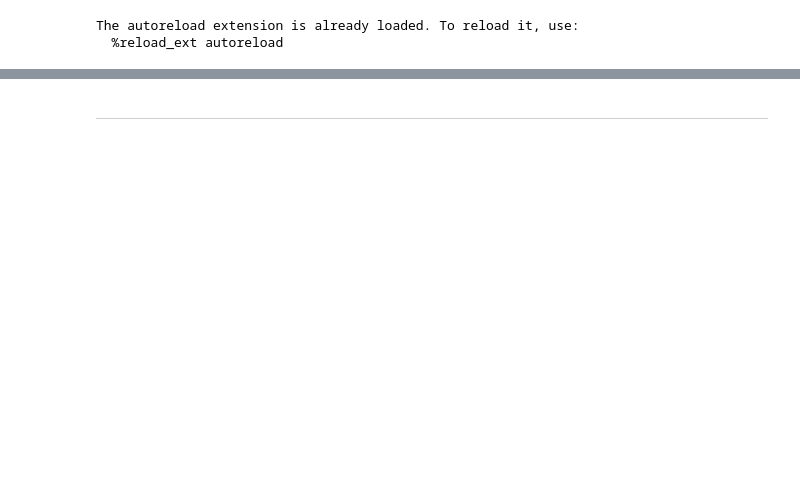
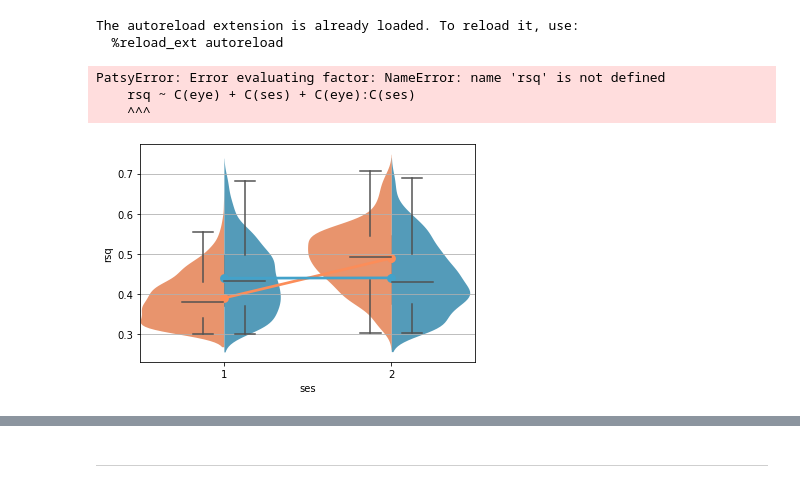
Before and after one commit to mdaghlian/amblyopia_emc, a Jupyter notebook: amb_scripts/r0_reports/r0_everything.ipynb, the cells around one changed output, grey strips where cells are left out. Drawn from its saved outputs; the diff is of its cells as text; code cells hidden in the pictures; blank space fills up the shorter version.

```diff
--- a/amb_scripts/r0_reports/r0_everything.ipynb
+++ b/amb_scripts/r0_reports/r0_everything.ipynb
@@ -21,0 +111,74 @@ The autoreload extension is already loaded. To reload it, use:
+# %%
+
+# Importing libraries
+import statsmodels.api as sm
+from statsmodels.formula.api import ols
+
+def LE_RE_ses_violin(prf_multi, model, param, th=None, do_plot=True,):
+    if th is None:
+        th = {'min-rsq':.1, 'max-ecc':5}
+    # prfx = Prf1T1Mx2(prf_obj1=prfL, prf_obj2=prfR, id1='L', id2='R')
+    vx_mask = prf_multi.return_vx_mask(th)
+    p_dict = {}
+    p_dict[param] = []
+    p_dict['eye'] = []
+    p_dict['ses'] = []
+    # p_dict['model'] = []
+    for eye in ['L', 'R']:
+        for ses in ['1', '2']:
+            # vx_mask = prf_multi.prf_obj[f'{eye}_{ses}_{model}'].return_vx_mask(th)
+            this_p = prf_multi.prf_obj[f'{eye}_{ses}_{model}'].pd_params[param][vx_mask]
+            p_dict[param].append(this_p)
+            p_dict['eye'].append([eye]*len(this_p))
+            p_dict['ses'].append([ses]*len(this_p))
+
+    for key in p_dict.keys():
+        p_dict[key] = np.concatenate(p_dict[key])
+    p_PD = pd.DataFrame(p_dict)
+    if do_plot:
+        sns.violinplot(
+            x="ses", y=param, hue="eye",
+            data=p_PD, palette=[plot_cols["LE"], plot_cols["RE"]],
+            width=1, linewidth=0, split=True, inner=None,)
+        sns.boxplot(x="ses", y=param,
+                    hue="eye", palette=[plot_cols["LE"], plot_cols["RE"]],
+                    data=p_PD, showfliers = False, width=.5)
+        sns.pointplot(
+            x="ses", y=param,
+            hue="eye", palette=[plot_cols["LE"], plot_cols["RE"]],
+            data=p_PD)
+        # # sns.despine(offset=10, trim=True)
+        plt.gca().grid(True, which='both', axis="y")
+        plt.gca().get_legend().remove()
+
+        #
+        formula = f'{param} ~ C(eye) + C(ses) + C(eye):C(ses)'
+        model = ols(formula, data=this_PD).fit()
+        anova_table = sm.stats.anova_lm(model, typ=2)
+        print(anova_table)
+
+        # # plt.legend('off')
+        # plt.gca().set_ylim(0,5)
+        # plt.gca().set_title(title)
+        # y_max = plt.gca().get_ylim()[-1]
+        # plt.gcf().set_size_inches(10,4)
+        # dag_update_ax_fontsize(plt.gca(), 15)
+        # for i,p in enumerate(roi_pval):
+        #     plt.gca().text(i,y_max*.8,p,  color='red', fontsize=40)
+        # # plt.gca().set_title(f'Rsq for {sub} (fit on AS0, test on AS1,AS2, including scotoma)')
+
+    return p_PD
+this_PD = LE_RE_ses_violin(
+    prf_multi=prf_multi,
+    model='csf',
+    param='rsq', th={'all-min-rsq':.3})
+plt.figure()
+this_PD = LE_RE_ses_violin(
+    prf_multi=prf_multi,
+    model='csf',
+    param='sf0', th={'all-min-rsq':.1})
+# %% [output]
+PatsyError: Error evaluating factor: NameError: name 'rsq' is not defined
+    rsq ~ C(eye) + C(ses) + C(eye):C(ses)
+    ^^^
+[figure, added]
```
Also changed, not shown: parts of 24 cells of this notebook, 11 other files.
